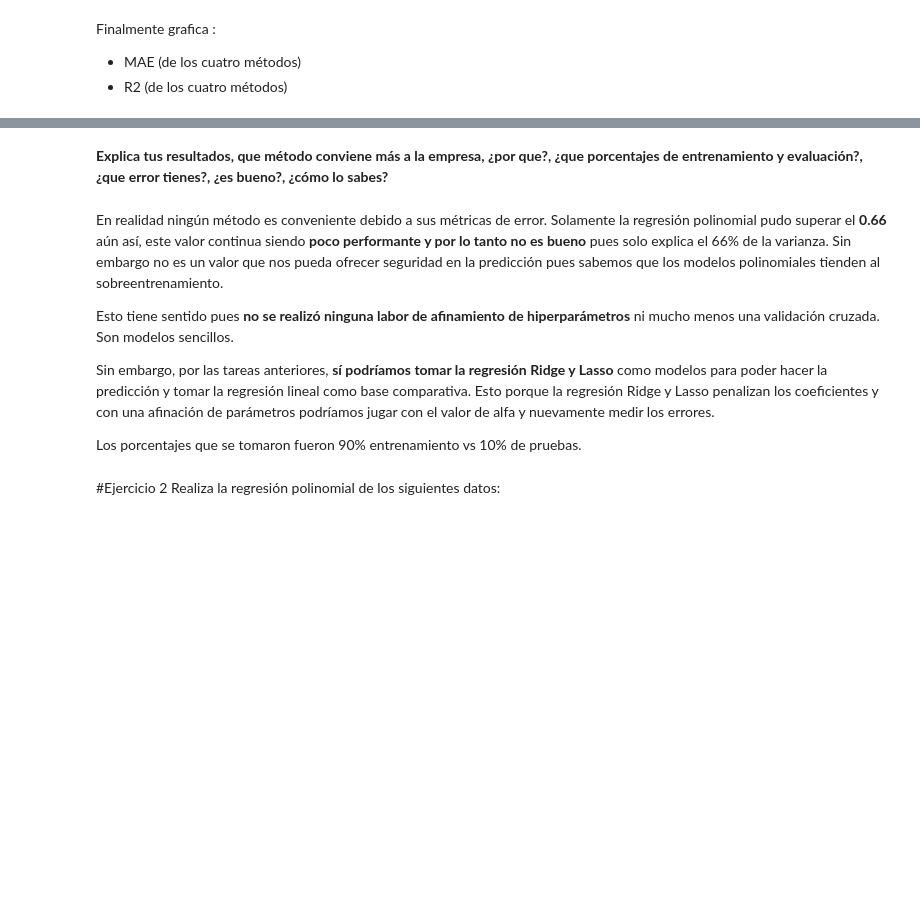
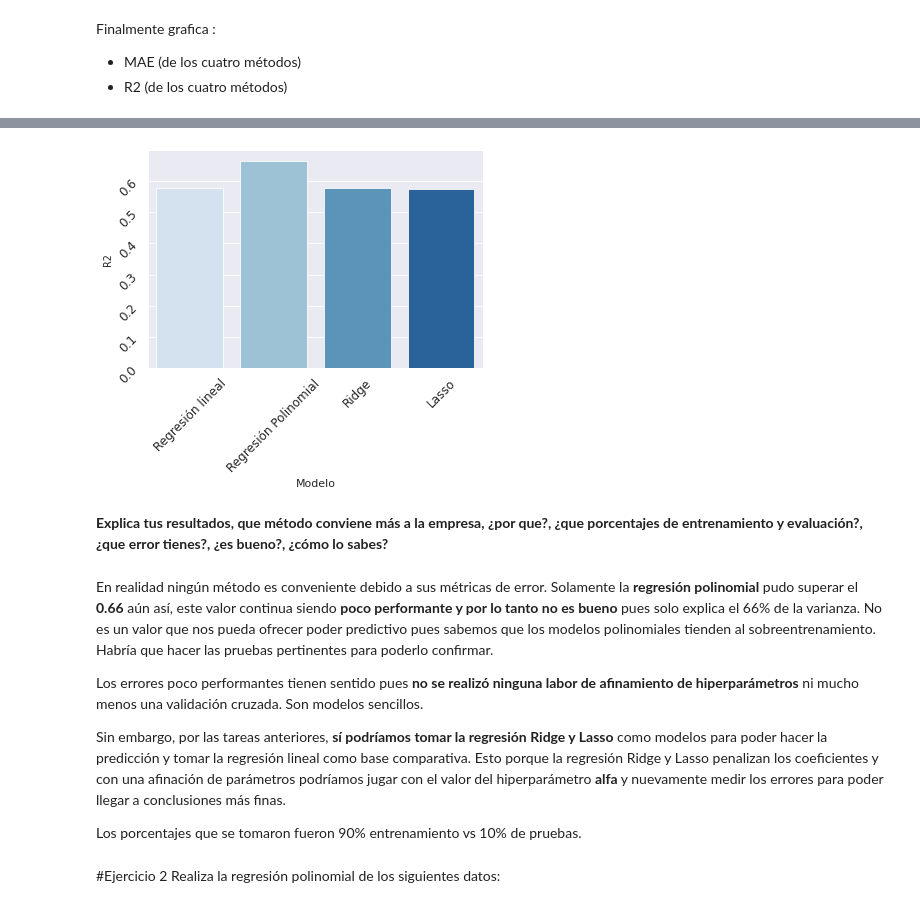
Before and after one commit to PosgradoMNA/actividades-de-aprendizaje-A01793146, a Jupyter notebook: TecMty_Regresion_lineal_polinomial.ipynb, the cells around one changed output, grey strips where cells are left out. Drawn from its saved outputs; the diff is of its cells as text; code cells hidden in the pictures; blank space fills up the shorter version.

```diff
--- a/TecMty_Regresion_lineal_polinomial.ipynb
+++ b/TecMty_Regresion_lineal_polinomial.ipynb
@@ -546,11 +544,17 @@ modelo_errores
+# %%
+sns.barplot(data=dfErrores, x='Modelo', y='R2', palette = 'Blues', edgecolor = 'w')
+plt.xlabel('Modelo', fontsize=11)
+plt.tick_params(axis='both', which='major', labelsize=12,   rotation=45)
+# %% [output]
+[figure, added]
 # %% [markdown]
 **Explica tus resultados, que método conviene más a la empresa, ¿por que?, ¿que porcentajes de entrenamiento y evaluación?, ¿que error tienes?, ¿es bueno?, ¿cómo lo sabes?**
 # %% [markdown]
-En realidad ningún método es conveniente debido a sus métricas de error. Solamente la regresión polinomial pudo superar el **0.66** aún así, este valor continua siendo **poco performante y por lo tanto no es bueno** pues solo explica el 66% de la varianza. Sin embargo no es un valor que nos pueda ofrecer seguridad en la predicción pues sabemos que los modelos polinomiales tienden al sobreentrenamiento.
+En realidad ningún método es conveniente debido a sus métricas de error. Solamente la **regresión polinomial** pudo superar el **0.66** aún así, este valor continua siendo **poco performante y por lo tanto no es bueno** pues solo explica el 66% de la varianza. No es un valor que nos pueda ofrecer poder predictivo pues sabemos que los modelos polinomiales tienden al sobreentrenamiento. Habría que hacer las pruebas pertinentes para poderlo confirmar.
 
-Esto tiene sentido pues **no se realizó ninguna labor de afinamiento de hiperparámetros** ni mucho menos una validación cruzada. Son modelos sencillos.
+Los errores poco performantes tienen sentido pues **no se realizó ninguna labor de afinamiento de hiperparámetros** ni mucho menos una validación cruzada. Son modelos sencillos.
 
-Sin embargo, por las tareas anteriores, **sí podríamos tomar la regresión Ridge y Lasso** como modelos para poder hacer la predicción y tomar la regresión lineal como base comparativa. Esto porque la regresión Ridge y Lasso penalizan los coeficientes y con una afinación de parámetros podríamos jugar con el valor de alfa y nuevamente medir los errores.
+Sin embargo, por las tareas anteriores, **sí podríamos tomar la regresión Ridge y Lasso** como modelos para poder hacer la predicción y tomar la regresión lineal como base comparativa. Esto porque la regresión Ridge y Lasso penalizan los coeficientes y con una afinación de parámetros podríamos jugar con el valor del hiperparámetro **alfa** y nuevamente medir los errores para poder llegar a conclusiones más finas.
 
 Los porcentajes que se tomaron fueron 90% entrenamiento vs 10% de pruebas.
 # %% [markdown]
```
Also changed, not shown: parts of 2 cells of this notebook.
